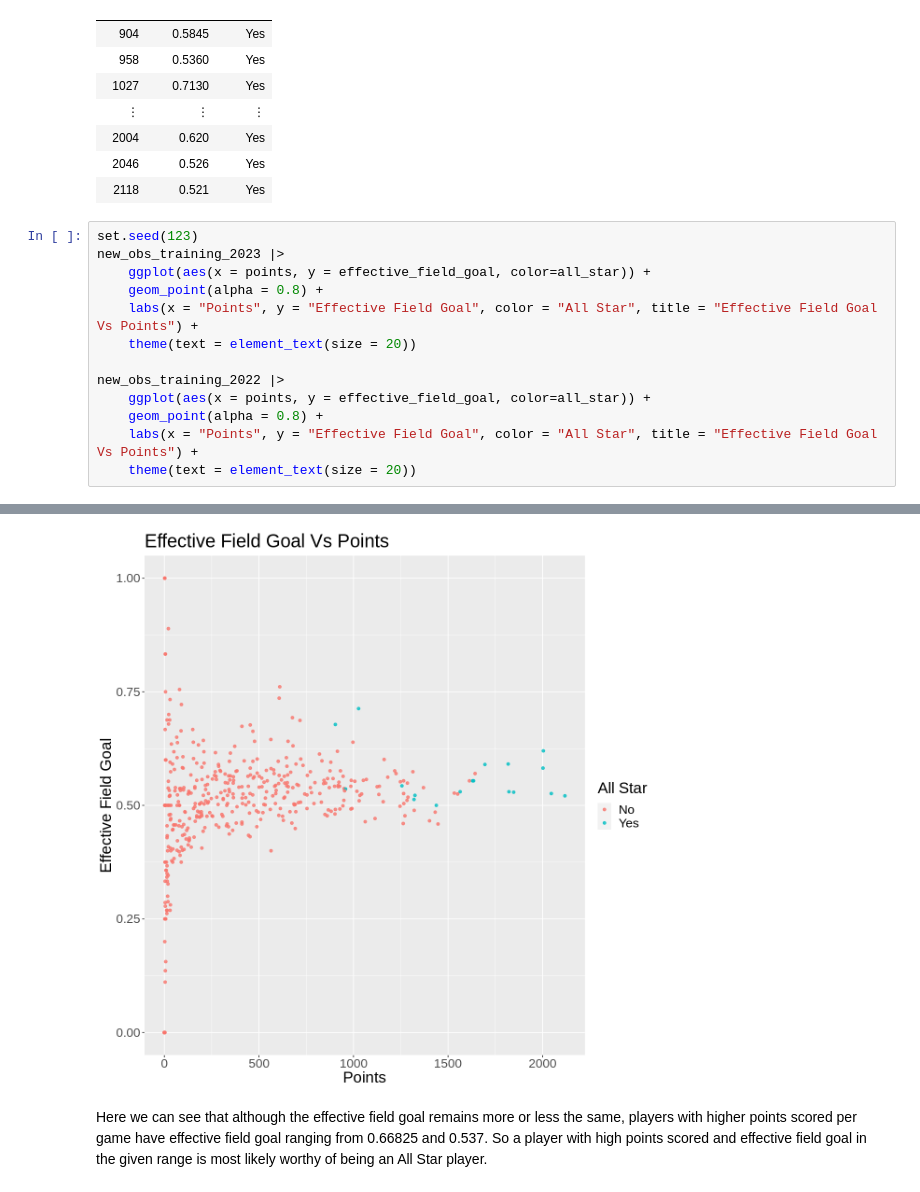
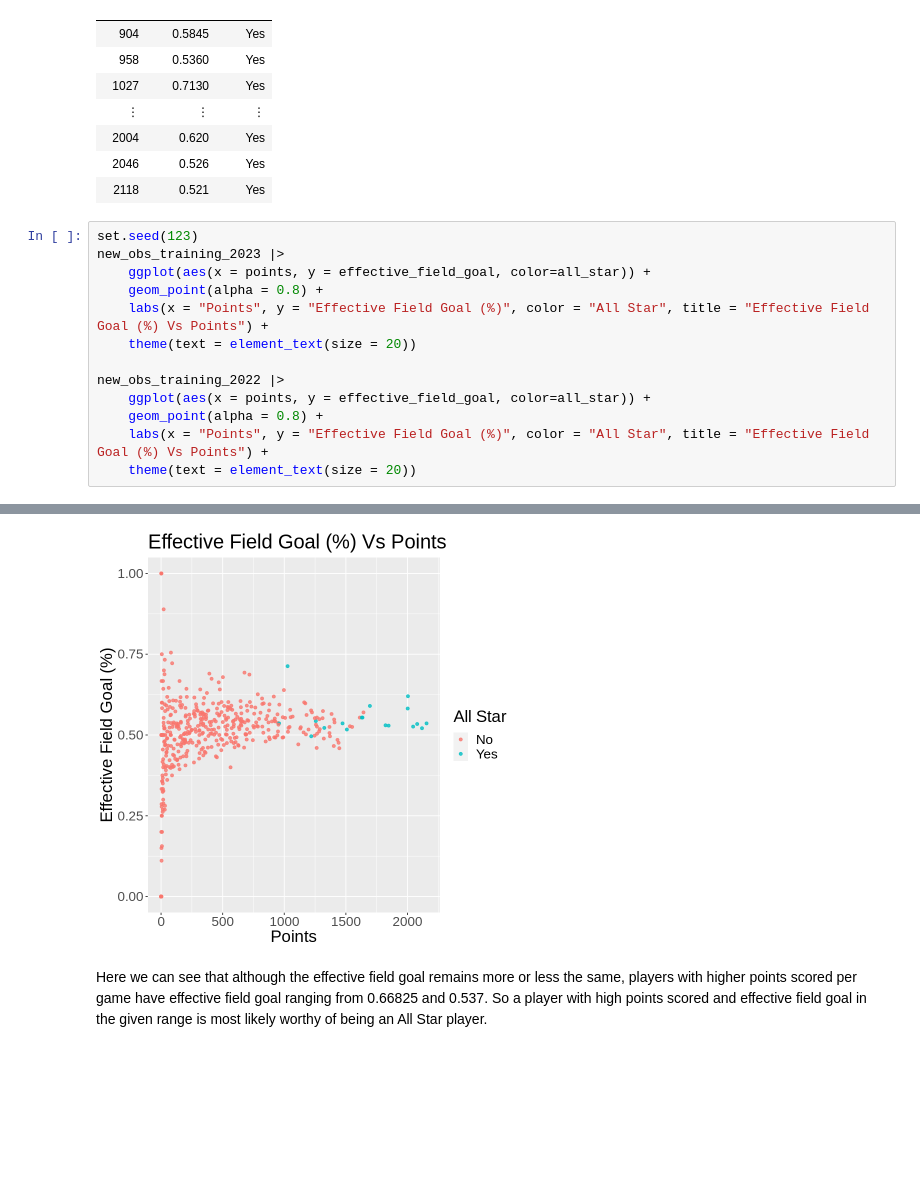
Before and after one commit to DrakenRaptor/Section006-28-Proposal, a Jupyter notebook: ProjectTrial.ipynb, the cells around one changed output, grey strips where cells are left out. Cells and saved outputs as stored; diff of their text form; blank space fills up the shorter version.

Commit message:
Edited Graph of effective field goal graph titles

```diff
--- a/ProjectTrial.ipynb
+++ b/ProjectTrial.ipynb
@@ -597,12 +597,12 @@ set.seed(123)
 new_obs_training_2023 |>
     ggplot(aes(x = points, y = effective_field_goal, color=all_star)) +
     geom_point(alpha = 0.8) +
-    labs(x = "Points", y = "Effective Field Goal", color = "All Star", title = "Effective Field Goal Vs Points") +
+    labs(x = "Points", y = "Effective Field Goal (%)", color = "All Star", title = "Effective Field Goal (%) Vs Points") +
     theme(text = element_text(size = 20))
 
 new_obs_training_2022 |>
     ggplot(aes(x = points, y = effective_field_goal, color=all_star)) +
     geom_point(alpha = 0.8) +
-    labs(x = "Points", y = "Effective Field Goal", color = "All Star", title = "Effective Field Goal Vs Points") +
+    labs(x = "Points", y = "Effective Field Goal (%)", color = "All Star", title = "Effective Field Goal (%) Vs Points") +
     theme(text = element_text(size = 20))
 # %% [output]
@@ -610,4 +610,4 @@ new_obs_training_2022 |>
-[figure, old version]
+[figure, new version]
 # %% [markdown]
 Here we can see that although the effective field goal remains more or less the same, players with higher points scored per game
 have effective field goal ranging from 0.66825 and 0.537. So a player with high points scored and effective field goal in the given range is most likely worthy of being an All Star player.
```
Also changed, not shown: parts of 1 cell of this notebook.
